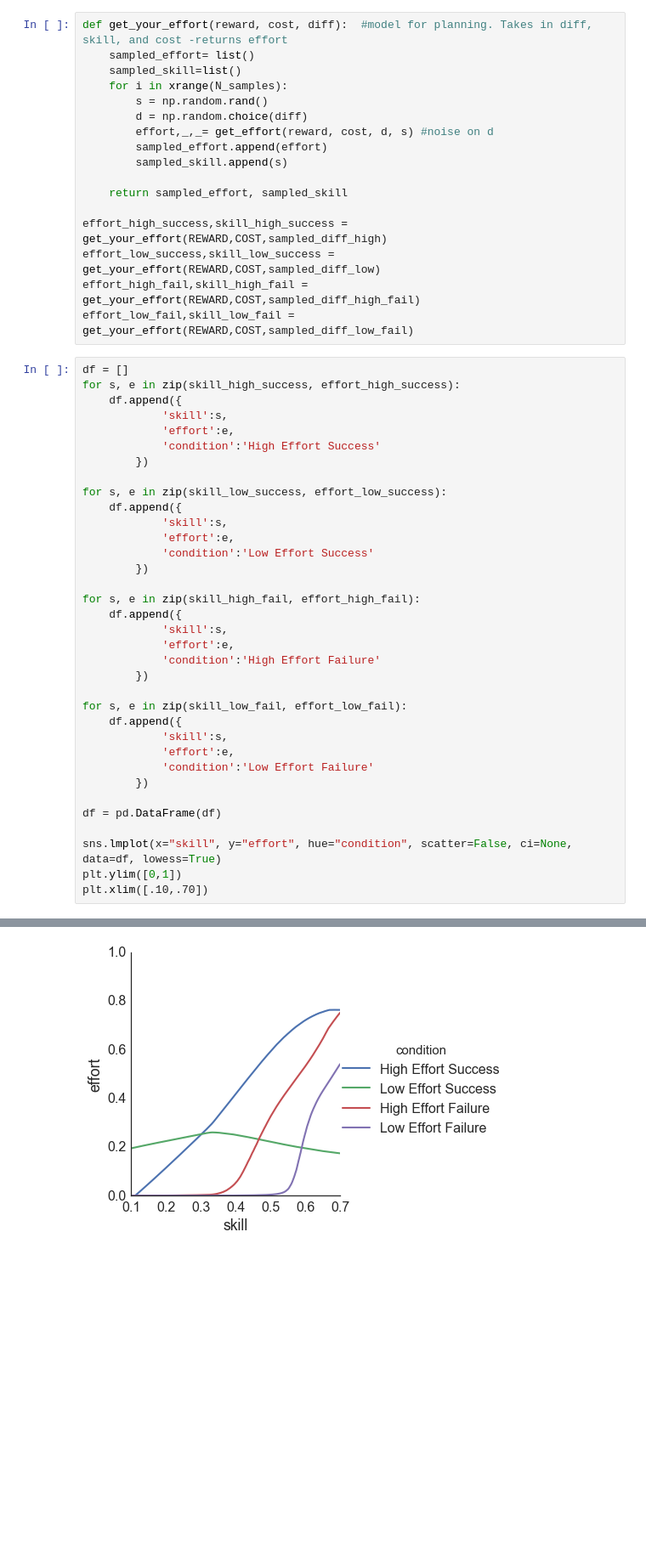
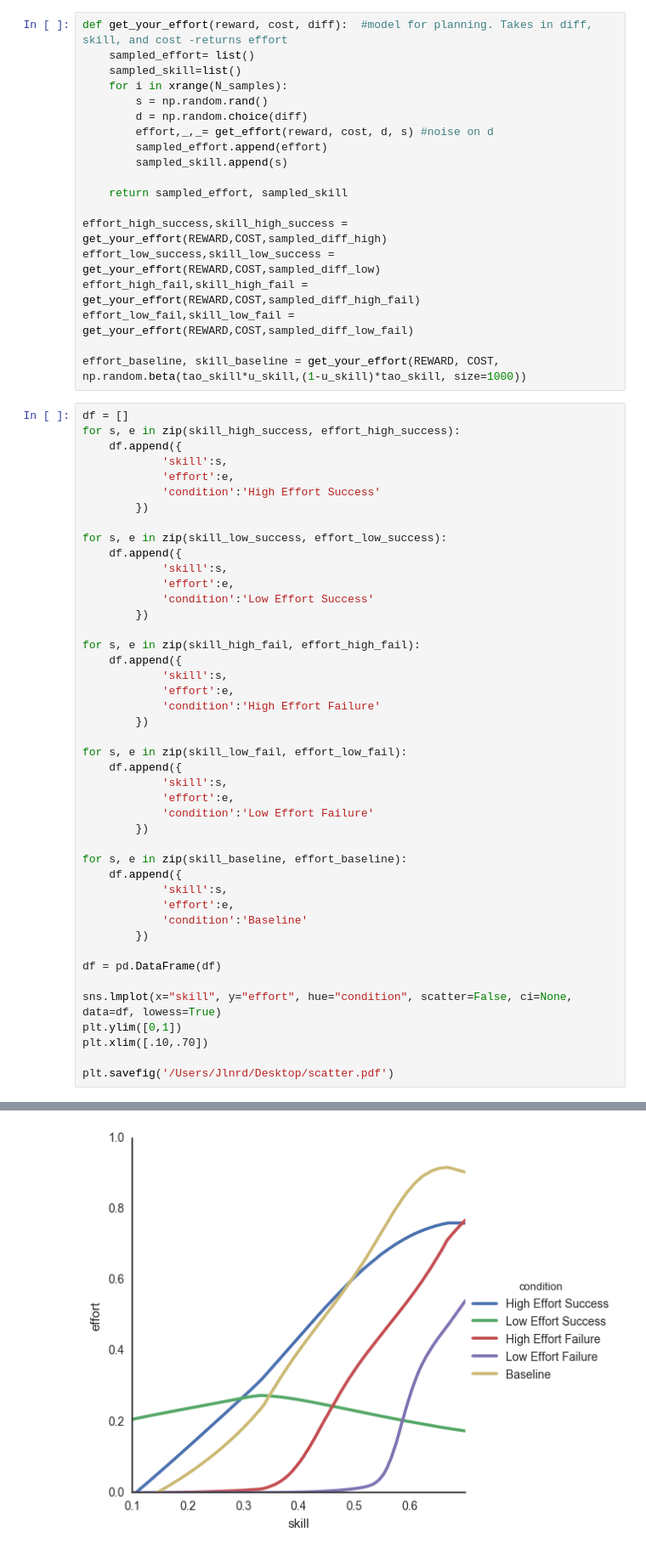
Before and after one commit to jlnrd/Effort, a Jupyter notebook: Effort_cogsci_2017.ipynb, the cells around one changed output, grey strips where cells are left out. Shown at 85% size. Saved outputs shown, nothing was run; the diff lists cells and outputs as text; blank space fills up the shorter version.

Commit message:
changed figs, added baseline

```diff
--- a/Effort_cogsci_2017.ipynb
+++ b/Effort_cogsci_2017.ipynb
@@ -152,6 +183,8 @@ effort_high_success,skill_high_success = get_your_effort(REWARD,COST,sampled_dif
 effort_low_success,skill_low_success = get_your_effort(REWARD,COST,sampled_diff_low)
 effort_high_fail,skill_high_fail = get_your_effort(REWARD,COST,sampled_diff_high_fail)
 effort_low_fail,skill_low_fail = get_your_effort(REWARD,COST,sampled_diff_low_fail)
+
+effort_baseline, skill_baseline = get_your_effort(REWARD, COST, np.random.beta(tao_skill*u_skill,(1-u_skill)*tao_skill, size=1000))
 # %%
 df = []
 for s, e in zip(skill_high_success, effort_high_success):
@@ -182,9 +215,18 @@ for s, e in zip(skill_low_fail, effort_low_fail):
             'condition':'Low Effort Failure'
         })
 
+for s, e in zip(skill_baseline, effort_baseline):
+    df.append({
+            'skill':s,
+            'effort':e,
+            'condition':'Baseline'
+        })
+
 df = pd.DataFrame(df)
 
 sns.lmplot(x="skill", y="effort", hue="condition", scatter=False, ci=None, data=df, lowess=True)
 plt.ylim([0,1])
 plt.xlim([.10,.70])
+
+plt.savefig('/Users/Jlnrd/Desktop/scatter.pdf')
 # %% [output]
@@ -192,4 +233,4 @@ plt.xlim([.10,.70])
-[figure, old version]
+[figure, new version]
 # %%
 def your_eff_know_skill(reward, cost, diff,skill):  #model for planning. Takes in diff, skill, and cost -returns effort
     sampled_effort= list()
```
Also changed, not shown: parts of 11 cells of this notebook, 1 other file.
